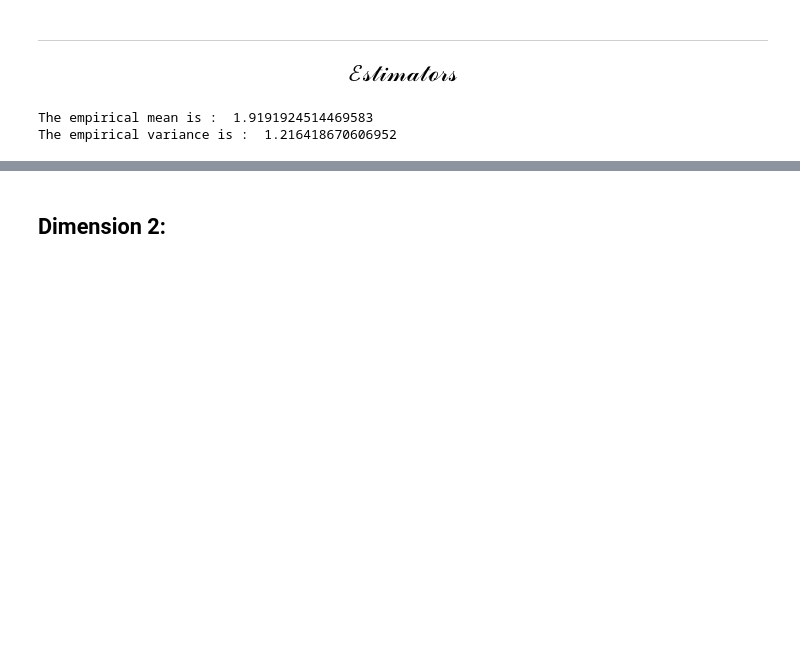
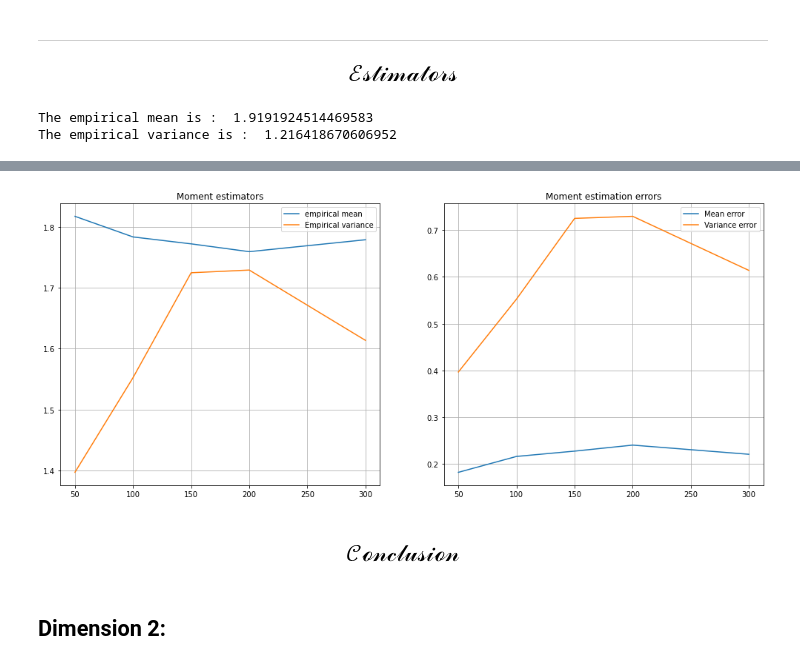
Before and after one commit to elfirdoussilab1/SVGD, a Jupyter notebook: Sampling_methods.ipynb, the cells around one changed output, grey strips where cells are left out. Saved outputs shown, nothing was run; the diff lists cells and outputs as text; code cells hidden in the pictures; blank space fills up the shorter version.

```diff
--- a/Sampling_methods.ipynb
+++ b/Sampling_methods.ipynb
@@ -264,3 +320,46 @@ We will decrease the number of samples to 100, and increase the number of iterat
+# %%
+# Samples
+n_samples = [50, 100, 150, 200, 300]
+var_estim = []
+mean_estim = []
+
+# Performing estimations
+h = 1e-6
+lam = 0.1
+sigma = 1
+
+for N in n_samples:
+    X = gen_unif(N, 1, -5, 5)
+    y = SVGD_gauss(potential_N21, X, h, lam, sigma, 100)
+    mean_estim.append(empirical_mean(y))
+    var_estim.append(empirical_variance(y))
+# %%
+# Plotting results
+fig, axs = plt.subplots(nrows=1, ncols=2, figsize=(17, 7))
+
+# Plotting the results of the estimations
+axs[0].plot(n_samples, mean_estim, label = "empirical mean")
+axs[0].plot(n_samples, var_estim, label = "Empirical variance")
+axs[0].set_title('Moment estimators')
+axs[0].legend()
+axs[0].grid()
+
+# Plotting the error of estimation
+mean_error = abs(2 - np.array(mean_estim))
+var_error = abs(1 - np.array(var_estim))
+
+axs[1].plot(n_samples, mean_error, label = "Mean error")
+axs[1].plot(n_samples, var_error, label = "Variance error")
+axs[1].set_title('Moment estimation errors')
+axs[1].legend()
+axs[1].grid()
+
+# Show the plot
+plt.show()
+# %% [output]
+[figure, added]
+# %% [markdown]
+## $$\mathcal{Conclusion}$$
 # %% [markdown]
 ## Dimension 2:
 # %%
```
Also changed, not shown: parts of 5 cells of this notebook.
